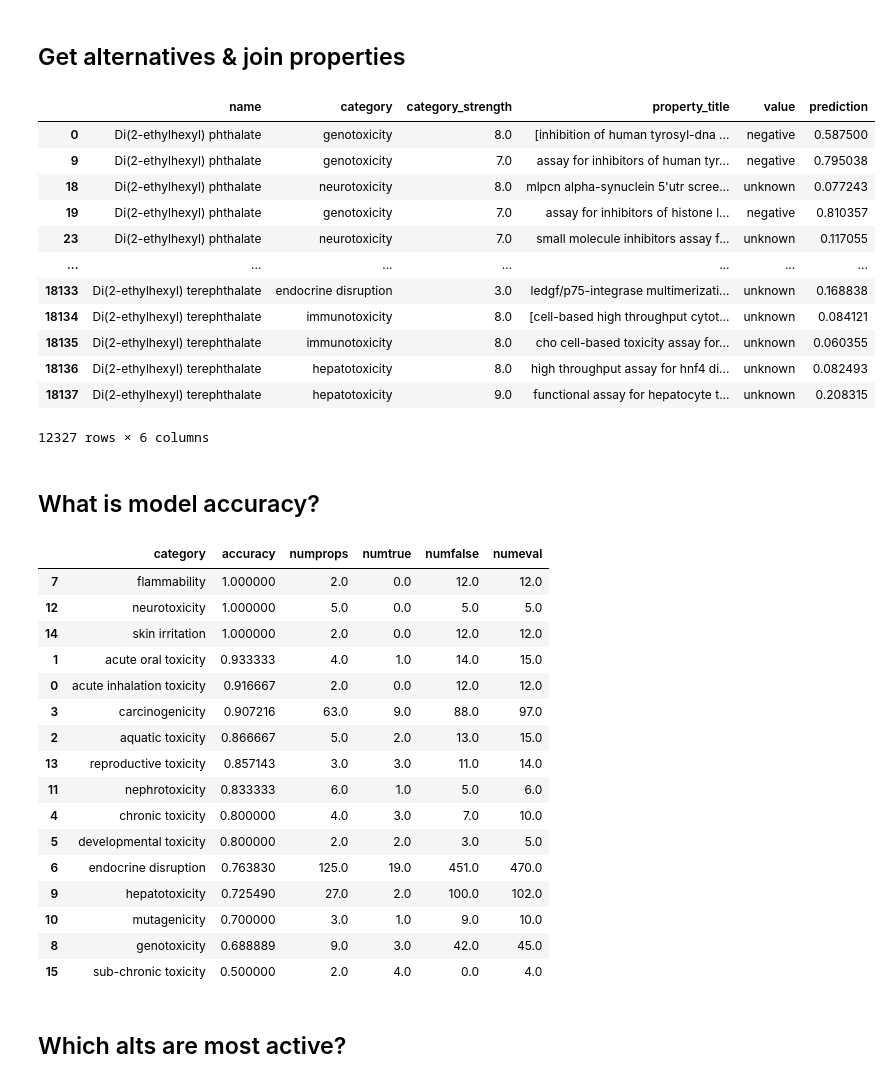
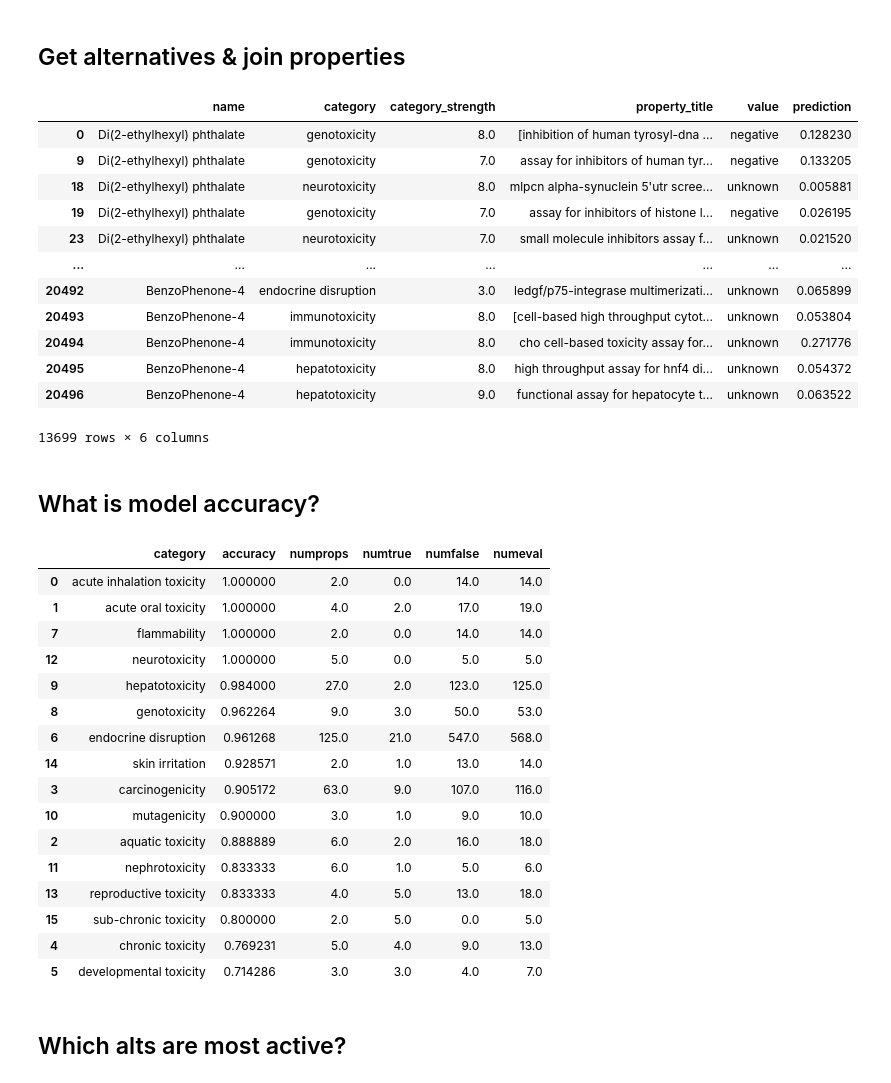
Before and after one commit to biobricks-ai/chemprop-transformer, a Jupyter notebook: notebook/ipynb/dehp.ipynb, the cells around one changed output. Cells and saved outputs as stored; diff of their text form; code cells hidden in the pictures.

```diff
--- a/notebook/ipynb/dehp.ipynb
+++ b/notebook/ipynb/dehp.ipynb
@@ -6,8 +6,15 @@
 import os, pandas as pd, sqlite3, seaborn as sns, matplotlib.pyplot as plt, sklearn.metrics, json
 os.chdir('/home/tomlue/git/ai.biobricks/cvae')
 from flask_cvae.app import Predictor
+from tqdm import tqdm
 
-predictor : Predictor = Predictor()
+tqdm.pandas()
+
+pd.set_option('display.max_columns', 100)
+pd.set_option('display.width', 1200)
+pd.set_option('display.max_colwidth', 1000)
+
+predictor : Predictor = Predictor(sqlite3.connect('flask_cvae/predictions.sqlite'))
 
 def build_propdf():
     conn = sqlite3.connect('brick/cvae.sqlite')
@@ -41,46 +60,47 @@ alternatives = {
     'Di(2-ethylhexyl) phthalate': dehp,
     'Diisononyl phthalate':                     "InChI=1S/C26H42O4/c1-21(2)15-9-5-7-13-19-29-25(27)23-17-11-12-18-24(23)26(28)30-20-14-8-6-10-16-22(3)4/h11-12,17-18,21-22H,5-10,13-16,19-20H2,1-4H3",
     'Diisodecyl phthalate':                     "InChI=1S/C28H46O4/c1-23(2)17-11-7-5-9-15-21-31-27(29)25-19-13-14-20-26(25)28(30)32-22-16-10-6-8-12-18-24(3)4/h13-14,19-20,23-24H,5-12,15-18,21-22H2,1-4H3",
     'Dioctyl terephthalate':                    "InChI=1S/C24H38O4/c1-3-5-7-9-11-13-19-27-23(25)21-15-17-22(18-16-21)24(26)28-20-14-12-10-8-6-4-2/h15-18H,3-14,19-20H2,1-2H3",
     'Acetyl tributyl citrate':                  "InChI=1S/C20H34O8/c1-5-8-11-25-17(22)14-20(28-16(4)21,19(24)27-13-10-7-3)15-18(23)26-12-9-6-2/h5-15H2,1-4H3",
     'Trioctyl trimellitate':                    "InChI=1S/C33H54O6/c1-7-13-16-25(10-4)22-37-31(34)28-19-20-29(32(35)38-23-26(11-5)17-14-8-2)30(21-28)33(36)39-24-27(12-6)18-15-9-3/h19-21,25-27H,7-18,22-24H2,1-6H3",
     'Diisononyl cyclohexane-1,2-dicarboxylate': "InChI=1S/C26H48O4/c1-21(2)15-9-5-7-13-19-29-25(27)23-17-11-12-18-24(23)26(28)30-20-14-8-6-10-16-22(3)4/h21-24H,5-20H2,1-4H3",
     'Butyryl trihexyl citrate':                 "InChI=1S/C28H50O8/c1-5-9-12-15-19-33-25(30)22-28(36-24(29)18-8-4,27(32)35-21-17-14-11-7-3)23-26(31)34-20-16-13-10-6-2/h5-23H2,1-4H3",
     'Di(2-ethylhexyl) terephthalate':           "InChI=1S/C24H38O4/c1-5-9-11-19(7-3)17-27-23(25)21-13-15-22(16-14-21)24(26)28-18-20(8-4)12-10-6-2/h13-16,19-20H,5-12,17-18H2,1-4H3",
+    "BenzoPhenone-4": "InChI=1S/C14H12O6S/c1-20-12-8-11(15)10(7-13(12)21(17,18)19)14(16)9-5-3-2-4-6-9/h2-8,15H,1H3,(H,17,18,19)"
 }
 
 # make alternatives df `altdf` and generate thousands of predictions
 altdf = pd.DataFrame(alternatives.items(), columns=['name','inchi'])
 altdf = altdf.assign(key=1).merge(propdf.assign(key=1), on='key').drop('key', axis=1)
 altdf['prediction'] = altdf.progress_apply(lambda x: predictor.cached_predict_property(x['inchi'], x['property_token']), axis=1)
 
-# get the known values from our databases
+# # get the known values from our databases
 known_dfs = []
 for inchi in altdf['inchi'].unique():
     df = pd.DataFrame(predictor._get_known_properties(inchi))[['inchi','property_token','value']]
     known_dfs.append(df)
 knowndf = pd.concat(known_dfs)
 
 # put alternatives, predictions, and known values together
 altdf = altdf.merge(knowndf, on=['inchi','property_token'], how='left').drop_duplicates()
 altdf['value'] = altdf['value'].fillna('unknown')
 
 # show it to us
 altdf[['name','category','category_strength','property_title','value','prediction']]
 # %% [output]
 |  | name | category | category_strength | property_title | value | prediction |
-| 0 | Di(2-ethylhexyl) phthalate | genotoxicity | 8.0 | [inhibition of human tyrosyl-dna ... | negative | 0.587500 |
-| 9 | Di(2-ethylhexyl) phthalate | genotoxicity | 7.0 | assay for inhibitors of human tyr... | negative | 0.795038 |
-| 18 | Di(2-ethylhexyl) phthalate | neurotoxicity | 8.0 | mlpcn alpha-synuclein 5'utr scree... | unknown | 0.077243 |
-| 19 | Di(2-ethylhexyl) phthalate | genotoxicity | 7.0 | assay for inhibitors of histone l... | negative | 0.810357 |
-| 23 | Di(2-ethylhexyl) phthalate | neurotoxicity | 7.0 | small molecule inhibitors assay f... | unknown | 0.117055 |
+| 0 | Di(2-ethylhexyl) phthalate | genotoxicity | 8.0 | [inhibition of human tyrosyl-dna ... | negative | 0.128230 |
+| 9 | Di(2-ethylhexyl) phthalate | genotoxicity | 7.0 | assay for inhibitors of human tyr... | negative | 0.133205 |
+| 18 | Di(2-ethylhexyl) phthalate | neurotoxicity | 8.0 | mlpcn alpha-synuclein 5'utr scree... | unknown | 0.005881 |
+| 19 | Di(2-ethylhexyl) phthalate | genotoxicity | 7.0 | assay for inhibitors of histone l... | negative | 0.026195 |
+| 23 | Di(2-ethylhexyl) phthalate | neurotoxicity | 7.0 | small molecule inhibitors assay f... | unknown | 0.021520 |
 | ... | ... | ... | ... | ... | ... | ... |
-| 18133 | Di(2-ethylhexyl) terephthalate | endocrine disruption | 3.0 | ledgf/p75-integrase multimerizati... | unknown | 0.168838 |
-| 18134 | Di(2-ethylhexyl) terephthalate | immunotoxicity | 8.0 | [cell-based high throughput cytot... | unknown | 0.084121 |
-| 18135 | Di(2-ethylhexyl) terephthalate | immunotoxicity | 8.0 | cho cell-based toxicity assay for... | unknown | 0.060355 |
-| 18136 | Di(2-ethylhexyl) terephthalate | hepatotoxicity | 8.0 | high throughput assay for hnf4 di... | unknown | 0.082493 |
-| 18137 | Di(2-ethylhexyl) terephthalate | hepatotoxicity | 9.0 | functional assay for hepatocyte t... | unknown | 0.208315 |
+| 20492 | BenzoPhenone-4 | endocrine disruption | 3.0 | ledgf/p75-integrase multimerizati... | unknown | 0.065899 |
+| 20493 | BenzoPhenone-4 | immunotoxicity | 8.0 | [cell-based high throughput cytot... | unknown | 0.053804 |
+| 20494 | BenzoPhenone-4 | immunotoxicity | 8.0 | cho cell-based toxicity assay for... | unknown | 0.271776 |
+| 20495 | BenzoPhenone-4 | hepatotoxicity | 8.0 | high throughput assay for hnf4 di... | unknown | 0.054372 |
+| 20496 | BenzoPhenone-4 | hepatotoxicity | 9.0 | functional assay for hepatocyte t... | unknown | 0.063522 |
-12327 rows × 6 columns
+13699 rows × 6 columns
 # %% [markdown]
 ## What is model accuracy?
 # %%
@@ -100,22 +120,22 @@ resdf = accdf.groupby(['category']).apply(compute_metrics)\
 resdf
 # %% [output]
 |  | category | accuracy | numprops | numtrue | numfalse | numeval |
-| 7 | flammability | 1.000000 | 2.0 | 0.0 | 12.0 | 12.0 |
+| 0 | acute inhalation toxicity | 1.000000 | 2.0 | 0.0 | 14.0 | 14.0 |
+| 1 | acute oral toxicity | 1.000000 | 4.0 | 2.0 | 17.0 | 19.0 |
+| 7 | flammability | 1.000000 | 2.0 | 0.0 | 14.0 | 14.0 |
 | 12 | neurotoxicity | 1.000000 | 5.0 | 0.0 | 5.0 | 5.0 |
-| 14 | skin irritation | 1.000000 | 2.0 | 0.0 | 12.0 | 12.0 |
-| 1 | acute oral toxicity | 0.933333 | 4.0 | 1.0 | 14.0 | 15.0 |
-| 0 | acute inhalation toxicity | 0.916667 | 2.0 | 0.0 | 12.0 | 12.0 |
-| 3 | carcinogenicity | 0.907216 | 63.0 | 9.0 | 88.0 | 97.0 |
-| 2 | aquatic toxicity | 0.866667 | 5.0 | 2.0 | 13.0 | 15.0 |
-| 13 | reproductive toxicity | 0.857143 | 3.0 | 3.0 | 11.0 | 14.0 |
+| 9 | hepatotoxicity | 0.984000 | 27.0 | 2.0 | 123.0 | 125.0 |
+| 8 | genotoxicity | 0.962264 | 9.0 | 3.0 | 50.0 | 53.0 |
+| 6 | endocrine disruption | 0.961268 | 125.0 | 21.0 | 547.0 | 568.0 |
+| 14 | skin irritation | 0.928571 | 2.0 | 1.0 | 13.0 | 14.0 |
+| 3 | carcinogenicity | 0.905172 | 63.0 | 9.0 | 107.0 | 116.0 |
+| 10 | mutagenicity | 0.900000 | 3.0 | 1.0 | 9.0 | 10.0 |
+| 2 | aquatic toxicity | 0.888889 | 6.0 | 2.0 | 16.0 | 18.0 |
 | 11 | nephrotoxicity | 0.833333 | 6.0 | 1.0 | 5.0 | 6.0 |
-| 4 | chronic toxicity | 0.800000 | 4.0 | 3.0 | 7.0 | 10.0 |
-| 5 | developmental toxicity | 0.800000 | 2.0 | 2.0 | 3.0 | 5.0 |
-| 6 | endocrine disruption | 0.763830 | 125.0 | 19.0 | 451.0 | 470.0 |
-| 9 | hepatotoxicity | 0.725490 | 27.0 | 2.0 | 100.0 | 102.0 |
-| 10 | mutagenicity | 0.700000 | 3.0 | 1.0 | 9.0 | 10.0 |
-| 8 | genotoxicity | 0.688889 | 9.0 | 3.0 | 42.0 | 45.0 |
-| 15 | sub-chronic toxicity | 0.500000 | 2.0 | 4.0 | 0.0 | 4.0 |
+| 13 | reproductive toxicity | 0.833333 | 4.0 | 5.0 | 13.0 | 18.0 |
+| 15 | sub-chronic toxicity | 0.800000 | 2.0 | 5.0 | 0.0 | 5.0 |
+| 4 | chronic toxicity | 0.769231 | 5.0 | 4.0 | 9.0 | 13.0 |
+| 5 | developmental toxicity | 0.714286 | 3.0 | 3.0 | 4.0 | 7.0 |
 # %% [markdown]
 ## Which alts are most active?
 # %%
```
Also changed, not shown: parts of 7 cells of this notebook, 5 other files.
